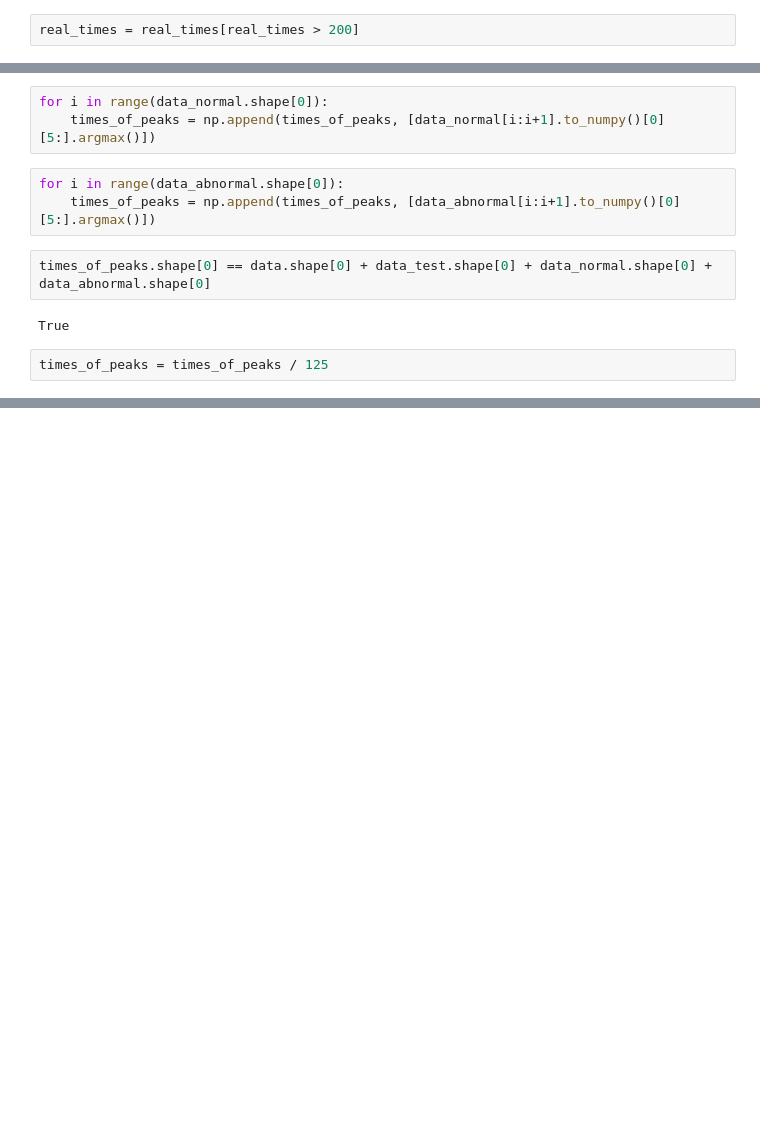
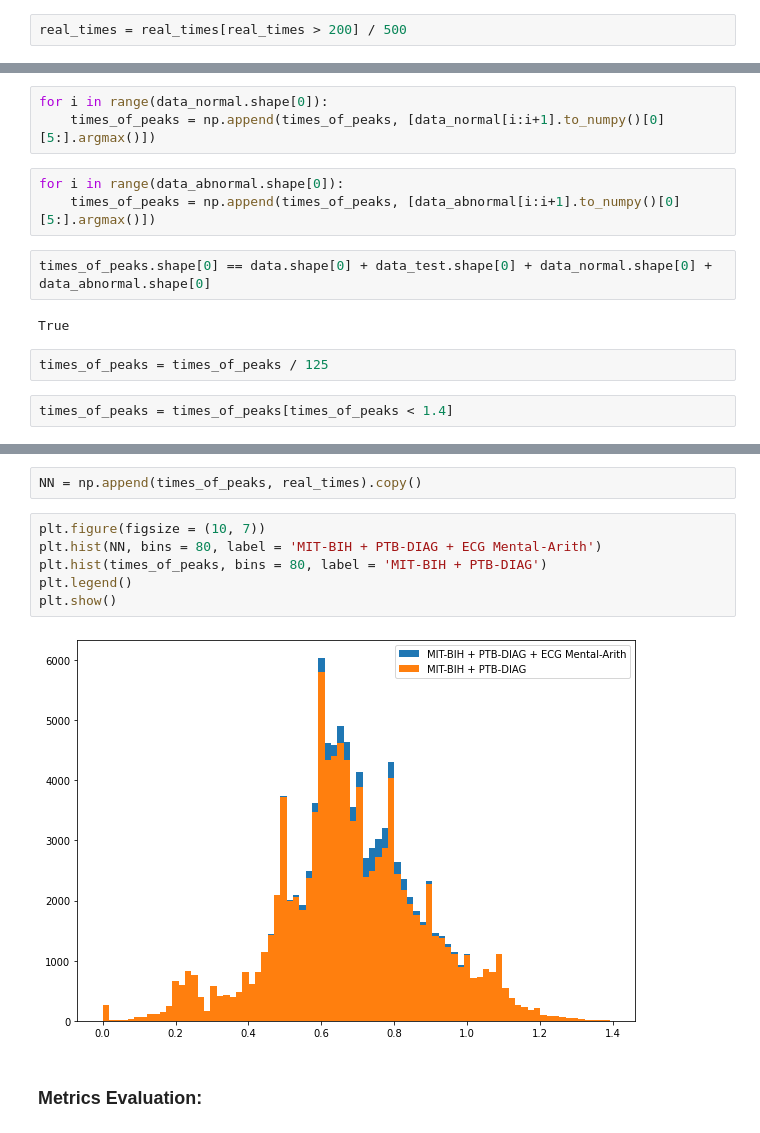
Before and after one commit to hK04/BioTechDaysMIPT2022, a Jupyter notebook: main.ipynb, the cells around one changed output, grey strips where cells are left out. Drawn from its saved outputs; the diff is of its cells as text; blank space fills up the shorter version.

```diff
--- a/main.ipynb
+++ b/main.ipynb
@@ -187,7 +187,7 @@ for counter, k in enumerate(nice_indexes_2):
 # %% [output]
 [figure]
 # %%
-real_times = real_times[real_times > 200]
+real_times = real_times[real_times > 200] / 500
 # %%
 plt.hist(real_times, bins = 100)
 # %% [output]
@@ -319,5 +319,7 @@ times_of_peaks.shape[0] == data.shape[0] + data_test.shape[0] + data_normal.shap
 True
 # %%
 times_of_peaks = times_of_peaks / 125
+# %%
+times_of_peaks = times_of_peaks[times_of_peaks < 1.4]
 # %%
 plt.figure(figsize = (10, 7))
@@ -325,3 +327,15 @@ plt.hist(times_of_peaks[times_of_peaks < 1.4], bins = 80)
 plt.show()
 # %% [output]
 [figure]
+# %%
+NN = np.append(times_of_peaks, real_times).copy()
+# %%
+plt.figure(figsize = (10, 7))
+plt.hist(NN, bins = 80, label = 'MIT-BIH + PTB-DIAG + ECG Mental-Arith')
+plt.hist(times_of_peaks, bins = 80, label = 'MIT-BIH + PTB-DIAG')
+plt.legend()
+plt.show()
+# %% [output]
+[figure, added]
+# %% [markdown]
+### Metrics Evaluation:
```
Also changed, not shown: parts of 14 cells of this notebook.
